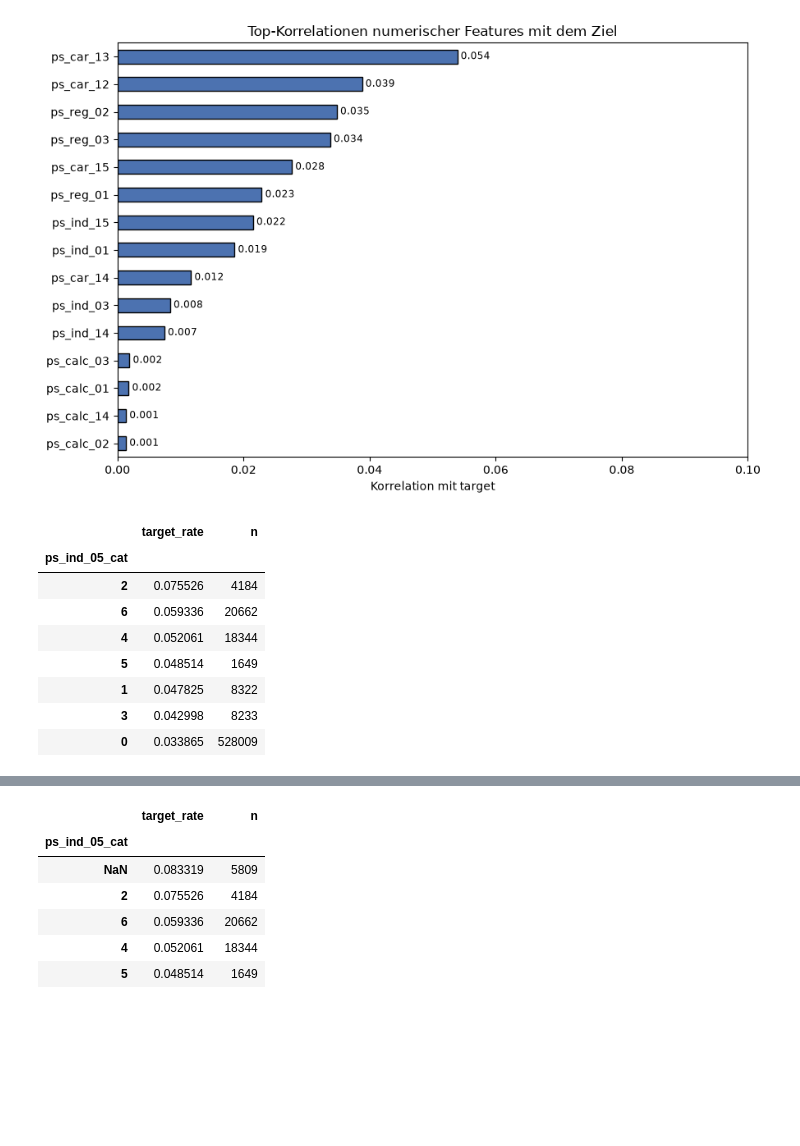
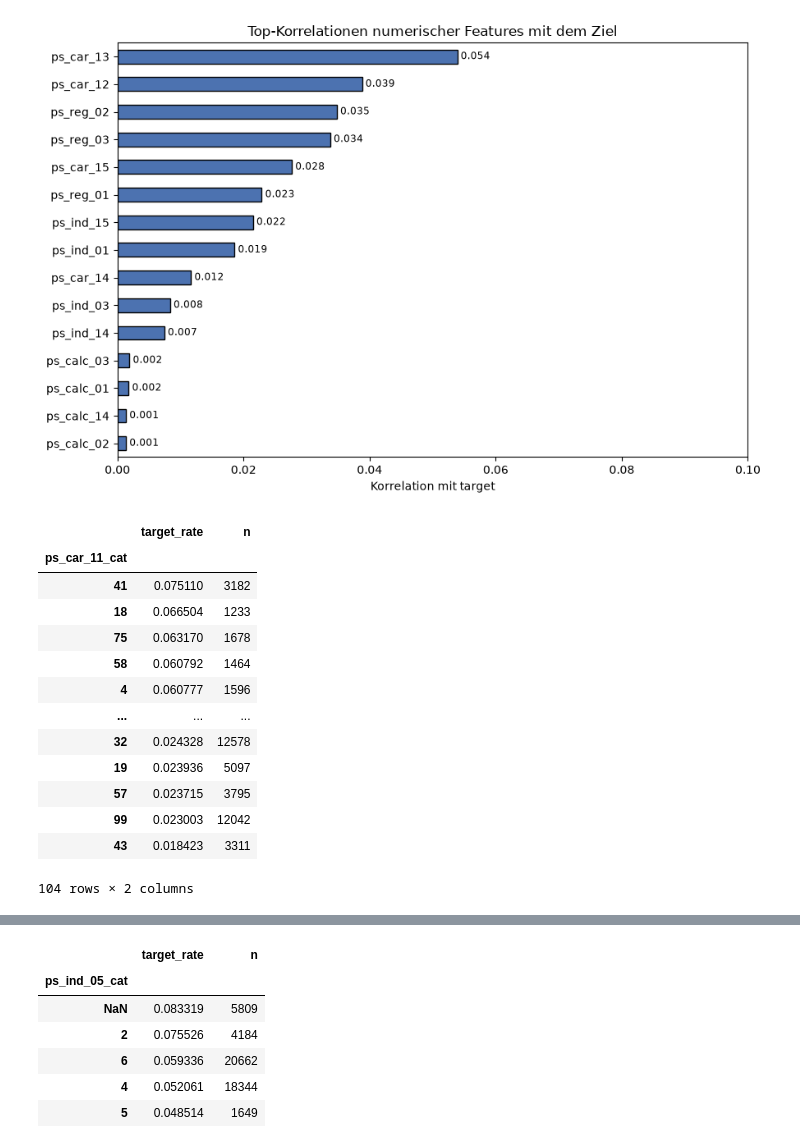
Before and after one commit to Delamijo/Advanced_Data_Analytics_University_Project, a Jupyter notebook: members/S_S_R/notebooks/02_eda_open-ml.ipynb, the cells around one changed output, grey strips where cells are left out. Cells and saved outputs as stored; diff of their text form; code cells hidden in the pictures; blank space fills up the shorter version.

```diff
--- a/members/S_S_R/notebooks/02_eda_open-ml.ipynb
+++ b/members/S_S_R/notebooks/02_eda_open-ml.ipynb
@@ -399,21 +399,26 @@ plt.tight_layout(); plt.show()
 # %%
 # kategoriales feature vs. target
 
 def target_rate_by_category(df, col, target="target"):
     """Anspruchsrate und Häufigkeit je Kategorie eines Features."""
     grp = (df.groupby(col, observed=True)[target]
               .agg(target_rate="mean", n="count")
               .sort_values("target_rate", ascending=False))
     return grp
 
-target_rate_by_category(train, "ps_ind_05_cat")
+target_rate_by_category(train, "ps_car_11_cat")
 # %% [output]
 |  | target_rate | n |
-| ps_ind_05_cat |  |  |
-| 2 | 0.075526 | 4184 |
-| 6 | 0.059336 | 20662 |
-| 4 | 0.052061 | 18344 |
-| 5 | 0.048514 | 1649 |
-| 1 | 0.047825 | 8322 |
-| 3 | 0.042998 | 8233 |
-| 0 | 0.033865 | 528009 |
+| ps_car_11_cat |  |  |
+| 41 | 0.075110 | 3182 |
+| 18 | 0.066504 | 1233 |
+| 75 | 0.063170 | 1678 |
+| 58 | 0.060792 | 1464 |
+| 4 | 0.060777 | 1596 |
+| ... | ... | ... |
+| 32 | 0.024328 | 12578 |
+| 19 | 0.023936 | 5097 |
+| 57 | 0.023715 | 3795 |
+| 99 | 0.023003 | 12042 |
+| 43 | 0.018423 | 3311 |
+104 rows × 2 columns
```
Also changed, not shown: parts of 6 cells of this notebook, 5 other files.
